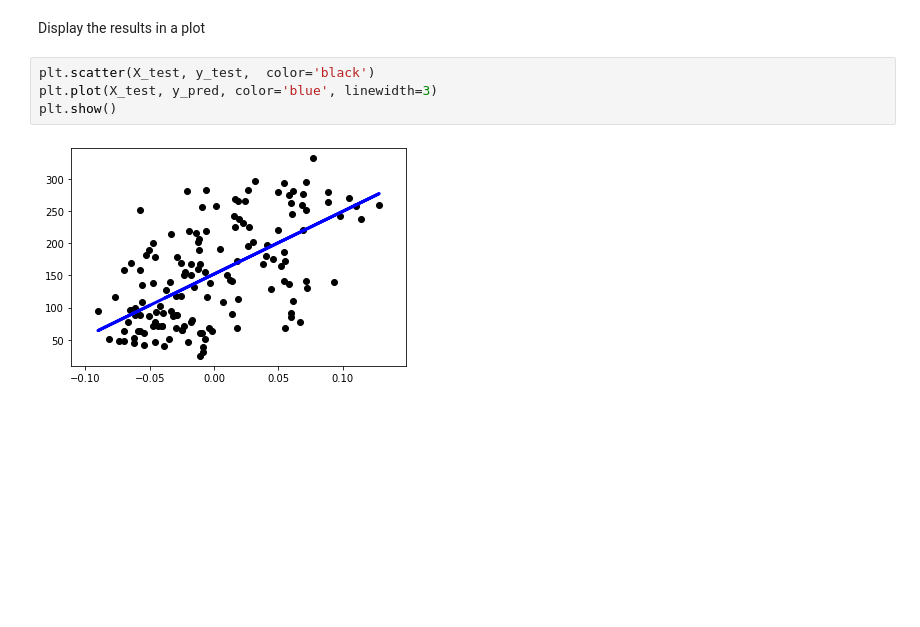
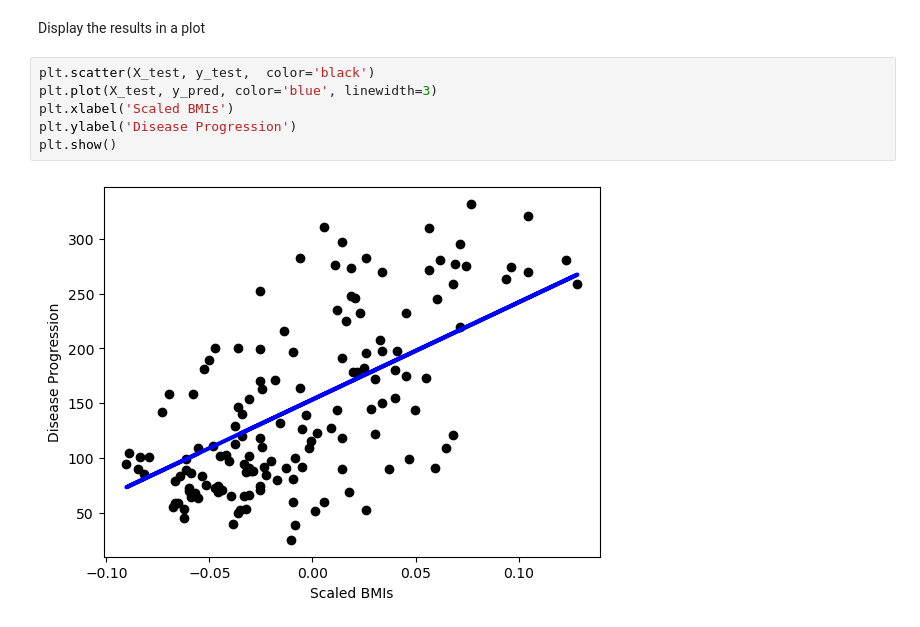
Before and after one commit to vwesterlund/ML-For-Beginners, a Jupyter notebook: 2-Regression/1-Tools/solution/notebook.ipynb, the cells around one changed output. Cells and saved outputs as stored; diff of their text form; blank space fills up the shorter version.

```diff
--- a/2-Regression/1-Tools/solution/notebook.ipynb
+++ b/2-Regression/1-Tools/solution/notebook.ipynb
@@ -40,6 +44,8 @@ Display the results in a plot
 # %%
 plt.scatter(X_test, y_test,  color='black')
 plt.plot(X_test, y_pred, color='blue', linewidth=3)
+plt.xlabel('Scaled BMIs')
+plt.ylabel('Disease Progression')
 plt.show()
 # %% [output]
-[figure, old version]
+[figure, new version]
```
Also changed, not shown: parts of 2 cells of this notebook, 1 other file.
